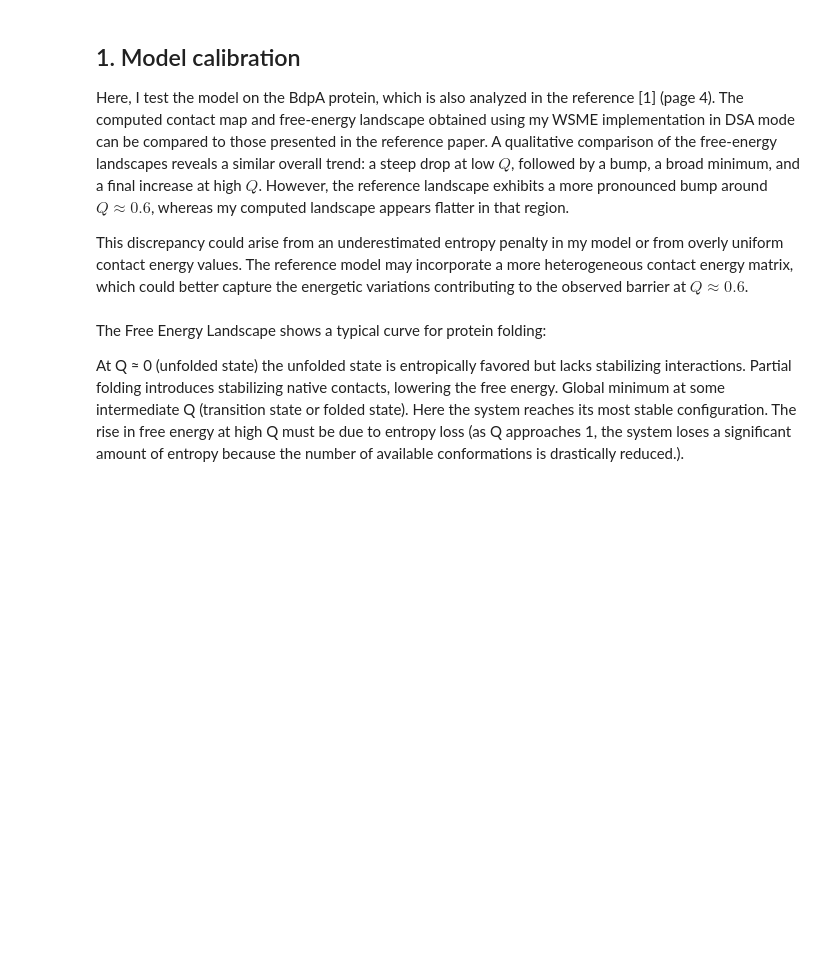
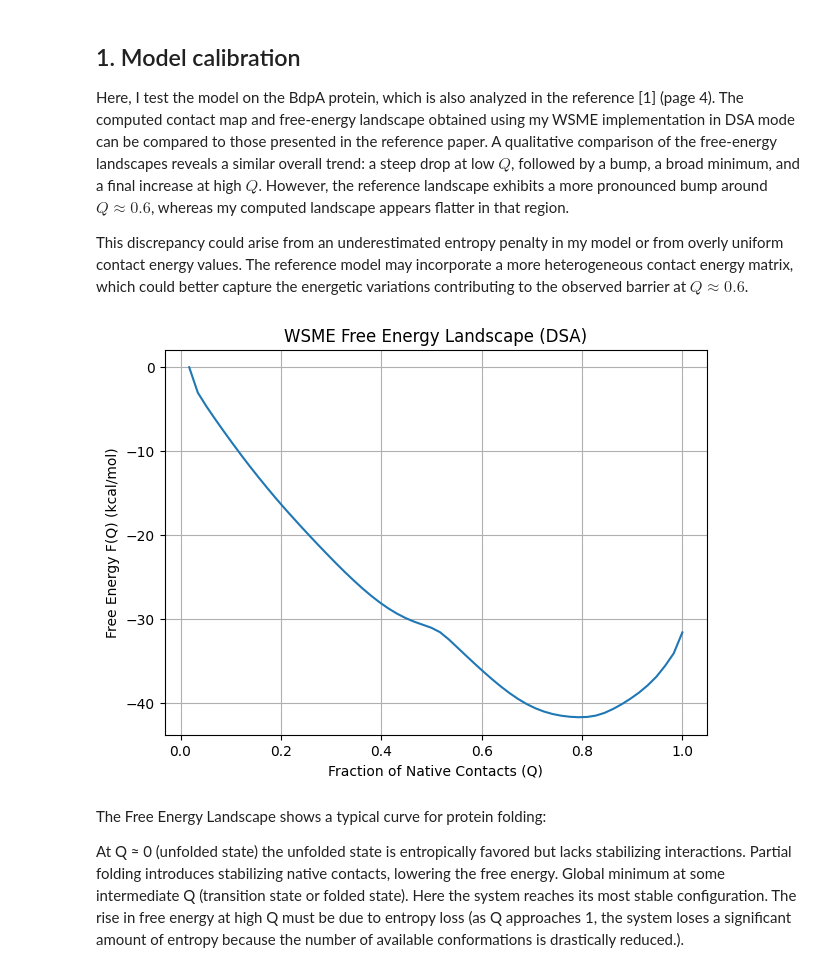
Before and after one commit to aleromualdi/WSME-ts, a Jupyter notebook: single-point-mutants.ipynb, the cells around one changed output. Cells and saved outputs as stored; diff of their text form; code cells hidden in the pictures; blank space fills up the shorter version.

```diff
--- a/single-point-mutants.ipynb
+++ b/single-point-mutants.ipynb
@@ -40,14 +40,12 @@ Here, I test the model on the BdpA protein, which is also analyzed in the refere
 This discrepancy could arise from an underestimated entropy penalty in my model or from overly uniform contact energy values. The reference model may incorporate a more heterogeneous contact energy matrix, which could better capture the energetic variations contributing to the observed barrier at $Q≈0.6$.
 # %%
 %load_ext autoreload
-%reload_ext autoreload
 %autoreload 2
 
 from Bio import PDB
 import matplotlib.pyplot as plt
 import numpy as np
 from src.utils import extract_C_alpha, compute_contact_map
-import partition_function as pf  # Import the C++ extension
 from src.wsme import (
     compute_partition_function_Q_SSA,
     compute_partition_function_Q_DSA,
@@ -64,40 +62,36 @@ structure = parser.get_structure("Protein", "data/7urj.pdb")
 # Extract C-alpha coordinates and residues
 coords, residues = extract_C_alpha(structure)
 
 # Compute contact map
 contact_map = compute_contact_map(coords, cutoff=6.0)
 
 # Plot the contact map (optional)
 # plt.imshow(contact_map, cmap="gray_r", origin="upper")
 # plt.colorbar(label="Contact (1 = Contact, 0 = No Contact)")
 # plt.xlabel("Residue Index")
 # plt.ylabel("Residue Index")
 # plt.show()
 
 # Parameters for partition function calculation
 entropy_penalty = -4. / 1000  # kcal/mol per residue
 contact_energy = -1.0  # kcal/mol per contact
 temperature = 310.0  # Kelvin
 
-Z_Q = pf.compute_partition_function_Q_DSA(contact_map, entropy_penalty, contact_energy, temperature)
-# print(Z_Q)
-
-# Z_Q = compute_partition_function_Q_DSA(contact_map, entropy_penalty, contact_energy, temperature)
+Z_Q = compute_partition_function_Q_DSA(contact_map, entropy_penalty, contact_energy, temperature)
 
 # Compute free energy based on partition function Q
-# Q = np.arange(len(Z_Q))
-# F = -np.log(Z_Q) * 1.987e-3 * temperature
-
 Q, F = compute_free_energy(Z_Q, temperature=temperature)
 
 
 plt.figure(figsize=(7, 5))
 plt.plot(Q, F)
 plt.xlabel("Fraction of Native Contacts (Q)")
 plt.ylabel("Free Energy F(Q) (kcal/mol)")
 plt.title("WSME Free Energy Landscape (DSA)")
 plt.grid()
 plt.show()
+# %% [output]
+[figure, added]
 # %% [markdown]
 The Free Energy Landscape shows a typical curve for protein folding:
 
```
Also changed, not shown: 18 other files.
